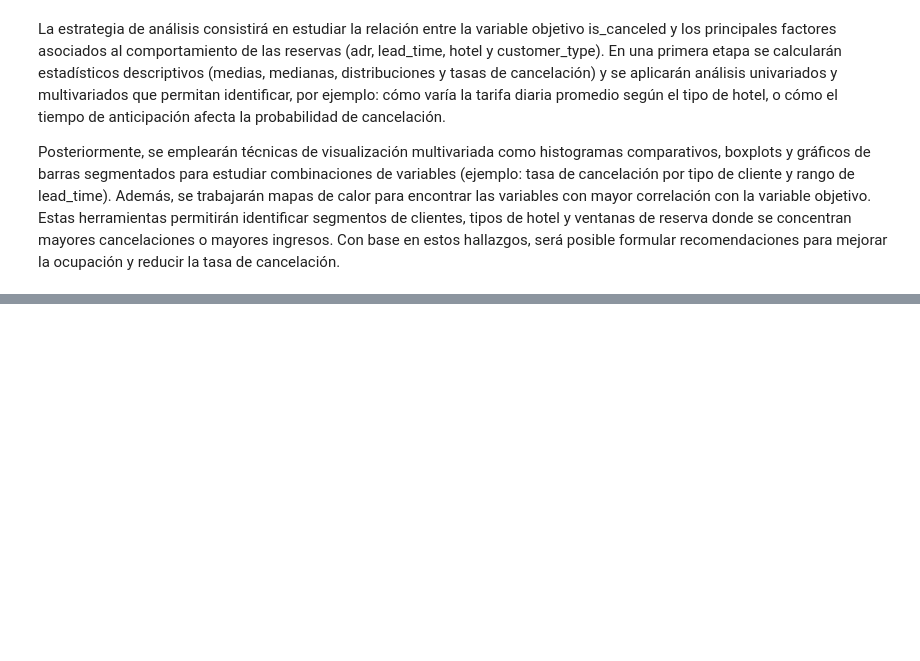
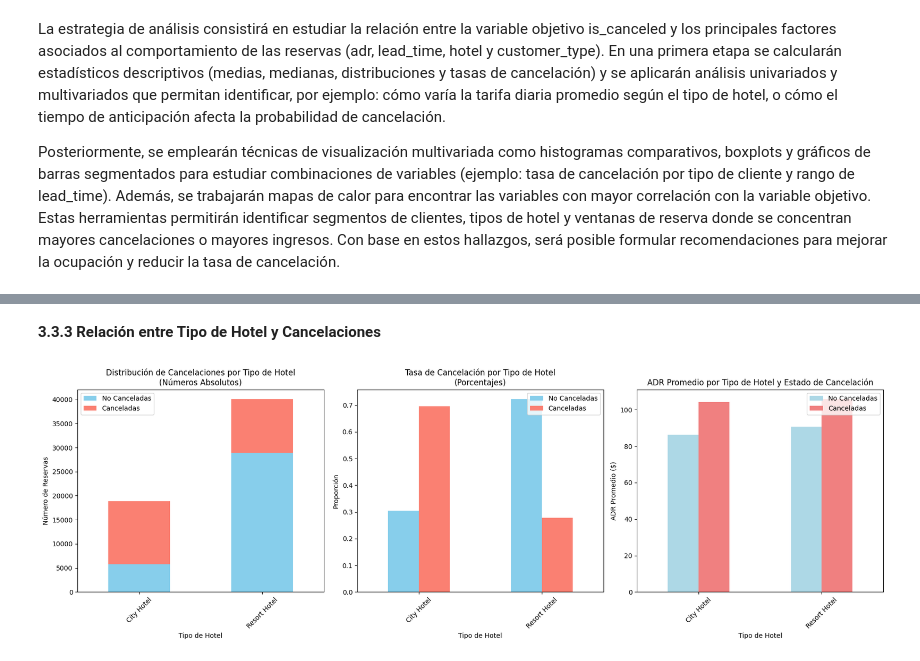
Before and after one commit to maperezp/Taller1-CDA, a Jupyter notebook: eda.ipynb, the cells around one changed output, grey strips where cells are left out. Saved outputs shown, nothing was run; the diff lists cells and outputs as text; code cells hidden in the pictures; blank space fills up the shorter version.

```diff
--- a/eda.ipynb
+++ b/eda.ipynb
@@ -308,0 +449,41 @@ Posteriormente, se emplearán técnicas de visualización multivariada como hist
+# %% [markdown]
+**3.3.3 Relación entre Tipo de Hotel y Cancelaciones**
+# %%
+# Análisis de cancelaciones por tipo de hotel
+fig, (ax1, ax2, ax3) = plt.subplots(1, 3, figsize=(18, 6))
+
+# Tabla cruzada
+hotel_cancellation_crosstab = pd.crosstab(hotel_df_clean['hotel'], hotel_df_clean['is_canceled'], normalize='index')
+
+# Gráfico de barras apiladas (números absolutos)
+pd.crosstab(hotel_df_clean['hotel'], hotel_df_clean['is_canceled']).plot(kind='bar',
+                                                                         stacked=True,
+                                                                         ax=ax1,
+                                                                         color=['skyblue', 'salmon'])
+ax1.set_title('Distribución de Cancelaciones por Tipo de Hotel\n(Números Absolutos)')
+ax1.set_xlabel('Tipo de Hotel')
+ax1.set_ylabel('Número de Reservas')
+ax1.legend(['No Canceladas', 'Canceladas'])
+ax1.tick_params(axis='x', rotation=45)
+
+# Gráfico de barras (porcentajes)
+hotel_cancellation_crosstab.plot(kind='bar', ax=ax2, color=['skyblue', 'salmon'])
+ax2.set_title('Tasa de Cancelación por Tipo de Hotel\n(Porcentajes)')
+ax2.set_xlabel('Tipo de Hotel')
+ax2.set_ylabel('Proporción')
+ax2.legend(['No Canceladas', 'Canceladas'])
+ax2.tick_params(axis='x', rotation=45)
+
+# Comparación de ADR promedio por tipo de hotel y estado de cancelación
+adr_by_hotel_cancellation = hotel_df_clean.groupby(['hotel', 'is_canceled'])['adr'].mean().unstack()
+adr_by_hotel_cancellation.plot(kind='bar', ax=ax3, color=['lightblue', 'lightcoral'])
+ax3.set_title('ADR Promedio por Tipo de Hotel y Estado de Cancelación')
+ax3.set_xlabel('Tipo de Hotel')
+ax3.set_ylabel('ADR Promedio ($)')
+ax3.legend(['No Canceladas', 'Canceladas'])
+ax3.tick_params(axis='x', rotation=45)
+
+plt.tight_layout()
+plt.show()
+# %% [output]
+[figure, added]
```
Also changed, not shown: parts of 20 cells of this notebook.
